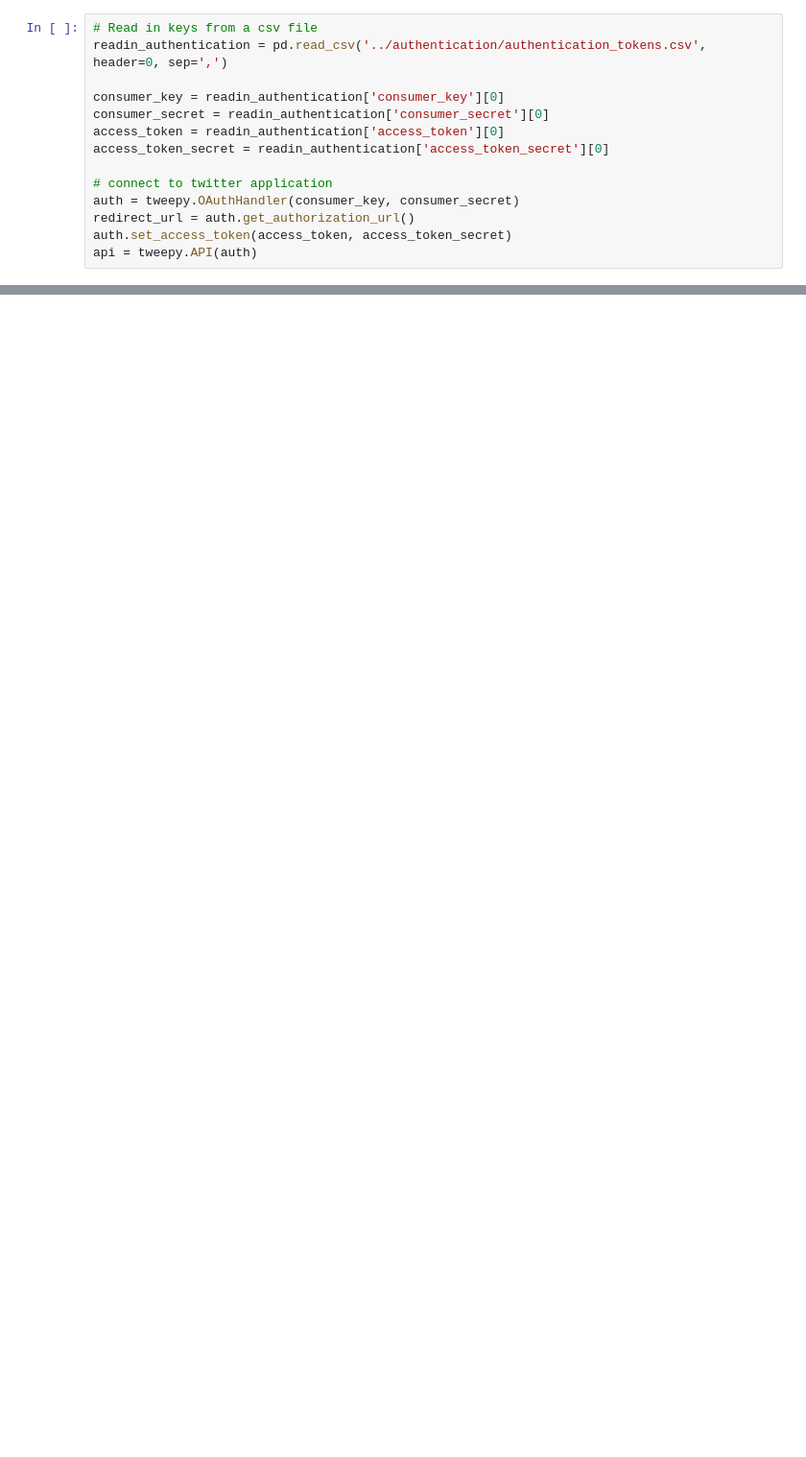
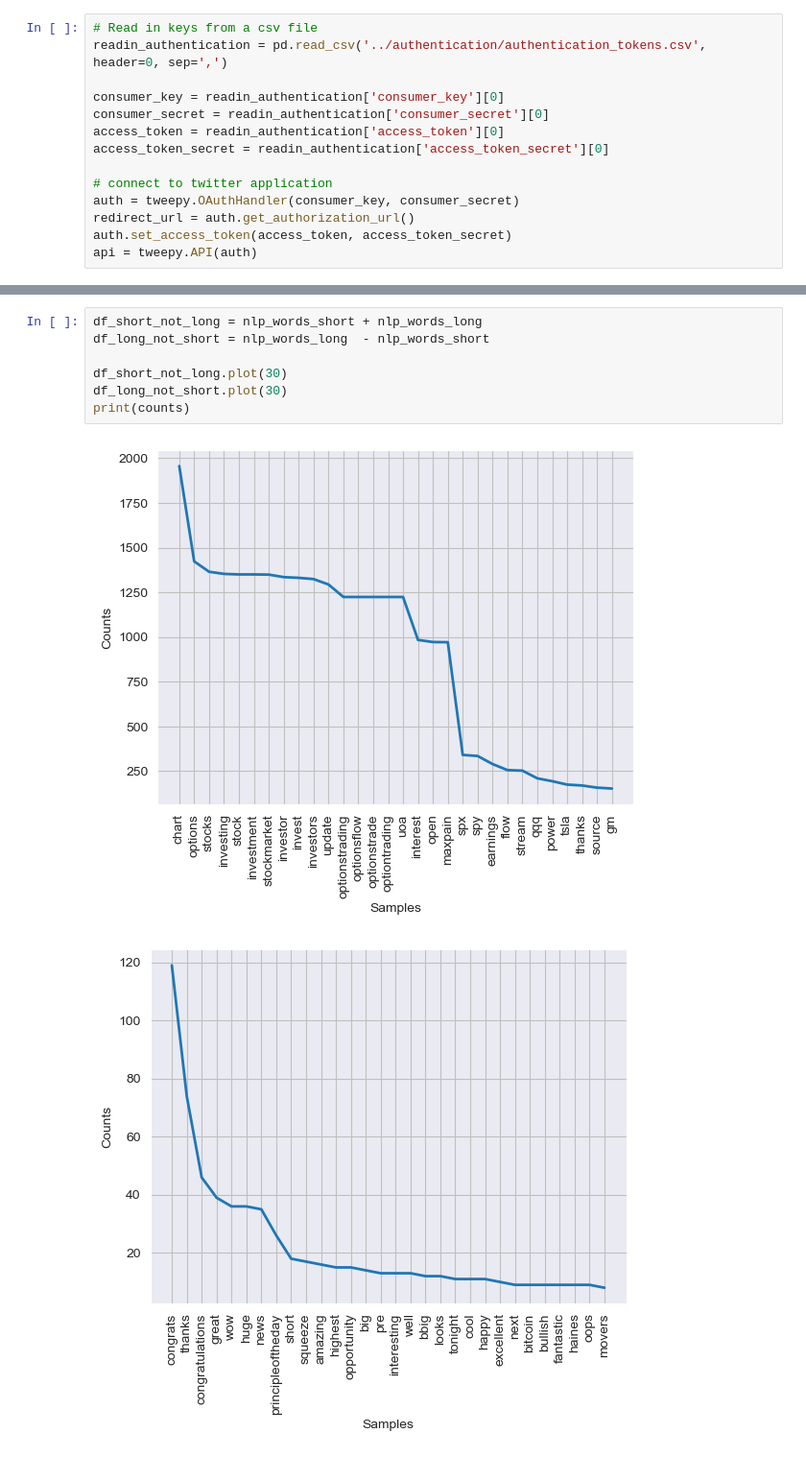
Before and after one commit to KeatonSpiller/Sentiment_Analysis, a Jupyter notebook: Stock_Market/scripts/TwitterBot.ipynb, the cells around one changed output, grey strips where cells are left out. Shown: that part at 96% size. Saved outputs shown, nothing was run; the diff lists cells and outputs as text; blank space fills up the shorter version.

```diff
--- a/Stock_Market/scripts/TwitterBot.ipynb
+++ b/Stock_Market/scripts/TwitterBot.ipynb
@@ -134,0 +228,10 @@ Name: text, Length: 564, dtype: int64
+# %%
+df_short_not_long = nlp_words_short + nlp_words_long
+df_long_not_short = nlp_words_long  - nlp_words_short
+
+df_short_not_long.plot(30)
+df_long_not_short.plot(30)
+print(counts)
+# %% [output]
+[figure, added]
+[figure, added]
```
Also changed, not shown: parts of 9 cells of this notebook, 32 other files.
